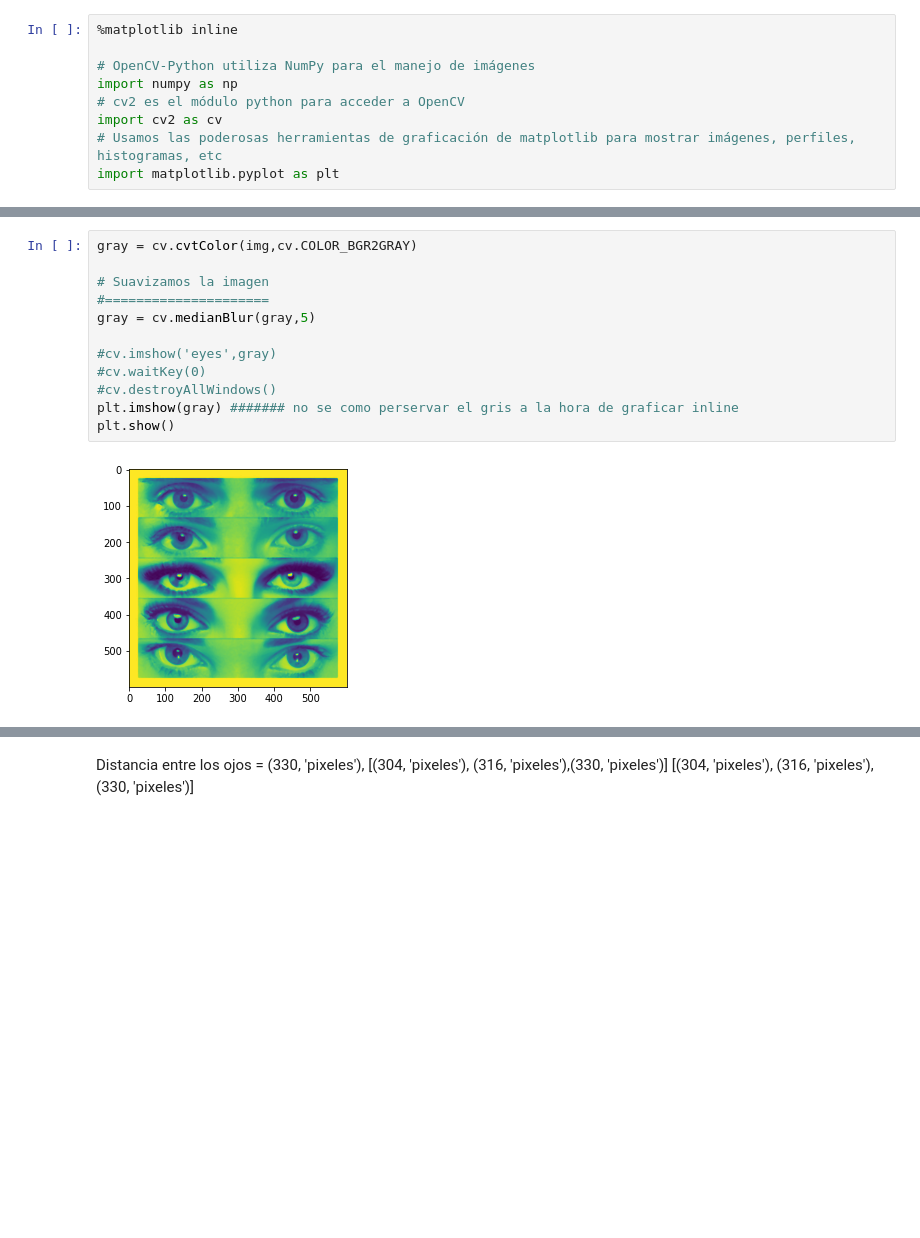
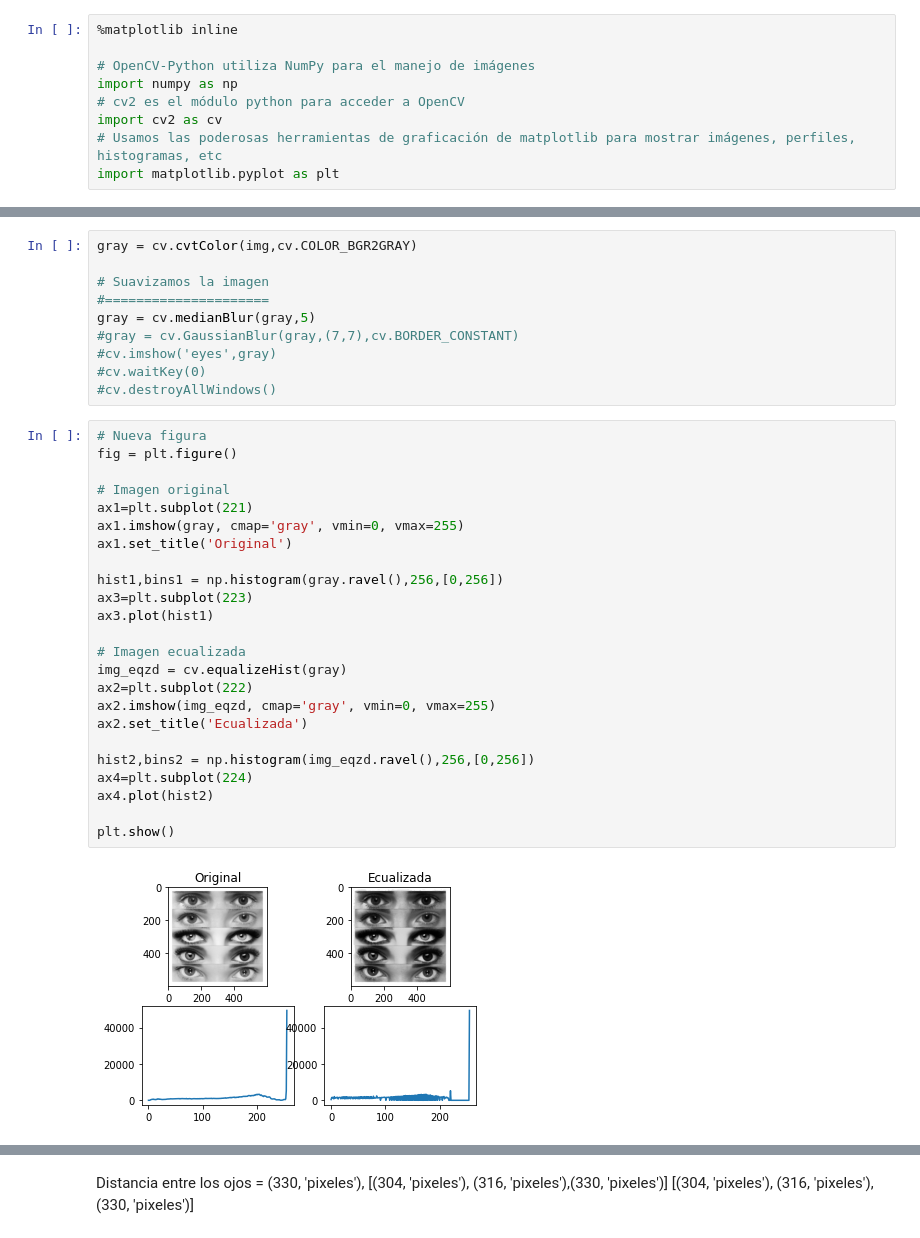
Before and after one commit to Oks11111/TP_Entrega_vision_por_computadora_1, a Jupyter notebook: TP3.ipynb, the cells around one changed output, grey strips where cells are left out. Drawn from its saved outputs; the diff is of its cells as text; blank space fills up the shorter version.

```diff
--- a/TP3.ipynb
+++ b/TP3.ipynb
@@ -22,14 +23,36 @@ gray = cv.cvtColor(img,cv.COLOR_BGR2GRAY)
 # Suavizamos la imagen
 #=====================
 gray = cv.medianBlur(gray,5)
-
+#gray = cv.GaussianBlur(gray,(7,7),cv.BORDER_CONSTANT)
 #cv.imshow('eyes',gray)
 #cv.waitKey(0)
 #cv.destroyAllWindows()
-plt.imshow(gray) ####### no se como perservar el gris a la hora de graficar inline
-plt.show()
-# %% [output]
-[figure, removed]
+# %%
+# Nueva figura
+fig = plt.figure()
+
+# Imagen original
+ax1=plt.subplot(221)
+ax1.imshow(gray, cmap='gray', vmin=0, vmax=255)
+ax1.set_title('Original')
+
+hist1,bins1 = np.histogram(gray.ravel(),256,[0,256])
+ax3=plt.subplot(223)
+ax3.plot(hist1)
+
+# Imagen ecualizada
+img_eqzd = cv.equalizeHist(gray)
+ax2=plt.subplot(222)
+ax2.imshow(img_eqzd, cmap='gray', vmin=0, vmax=255)
+ax2.set_title('Ecualizada')
+
+hist2,bins2 = np.histogram(img_eqzd.ravel(),256,[0,256])
+ax4=plt.subplot(224)
+ax4.plot(hist2)
+
+plt.show()
+# %% [output]
+[figure, added]
 # %%
 # Obtenemos los círculos por la transformada de Hough
 # (imagen en grises, método, flag de resolución del acumulador, dist mín entre centros de círculos
```
Also changed, not shown: parts of 7 cells of this notebook, 2 other files.
